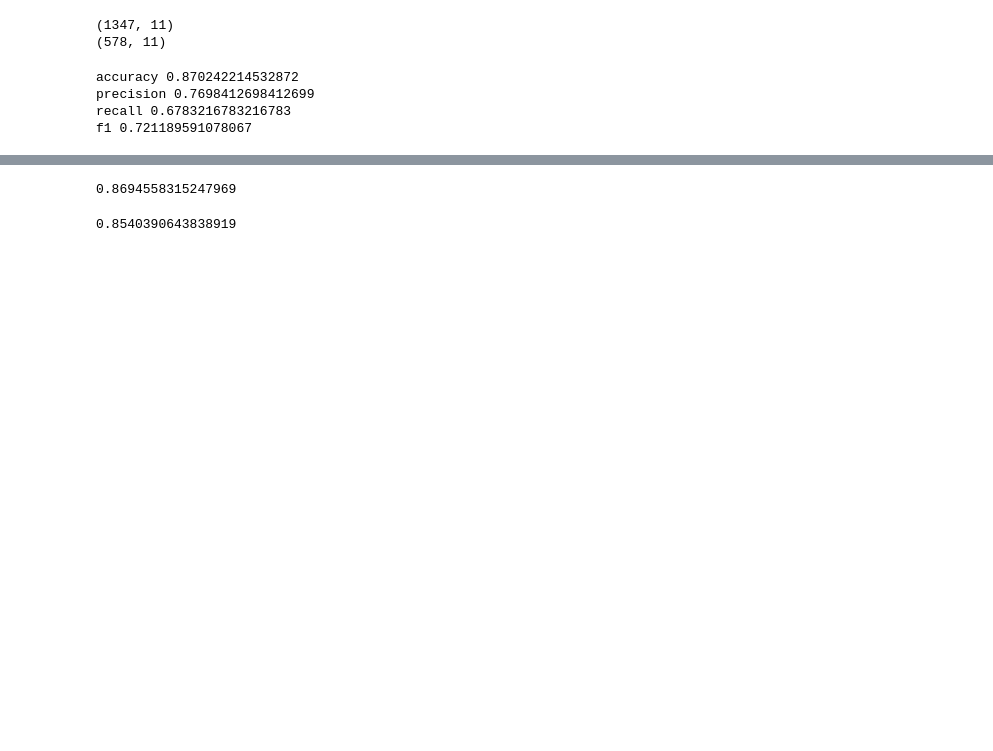
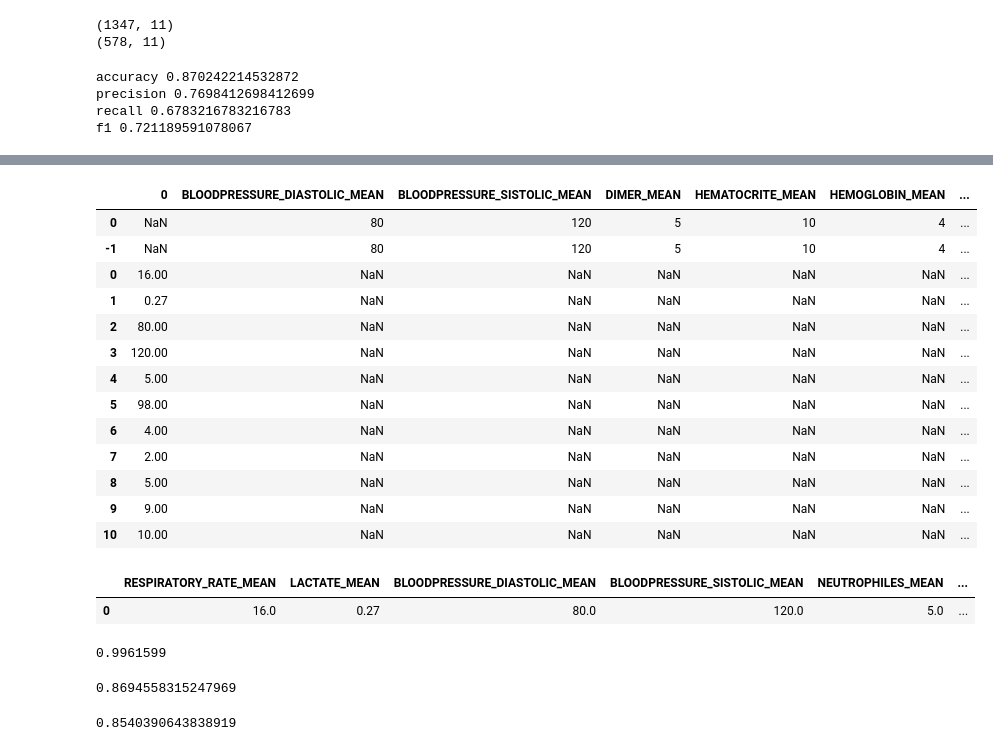
Before and after one commit to lemonhhh/Clinic_Test_Data_Software, a Jupyter notebook: model/Untitled.ipynb, the cells around one changed output, grey strips where cells are left out. Cells and saved outputs as stored; diff of their text form; code cells hidden in the pictures; blank space fills up the shorter version.

```diff
--- a/model/Untitled.ipynb
+++ b/model/Untitled.ipynb
@@ -85,0 +123,37 @@ f1 0.721189591078067
+# %%
+predict_df.loc[-1,:]=x
+# %%
+predict_df.append(x)
+# %% [output]
+|  | 0 | BLOODPRESSURE_DIASTOLIC_MEAN | BLOODPRESSURE_SISTOLIC_MEAN | DIMER_MEAN | HEMATOCRITE_MEAN | HEMOGLOBIN_MEAN | ... |
+| 0 | NaN | 80 | 120 | 5 | 10 | 4 | ... |
+| -1 | NaN | 80 | 120 | 5 | 10 | 4 | ... |
+| 0 | 16.00 | NaN | NaN | NaN | NaN | NaN | ... |
+| 1 | 0.27 | NaN | NaN | NaN | NaN | NaN | ... |
+| 2 | 80.00 | NaN | NaN | NaN | NaN | NaN | ... |
+| 3 | 120.00 | NaN | NaN | NaN | NaN | NaN | ... |
+| 4 | 5.00 | NaN | NaN | NaN | NaN | NaN | ... |
+| 5 | 98.00 | NaN | NaN | NaN | NaN | NaN | ... |
+| 6 | 4.00 | NaN | NaN | NaN | NaN | NaN | ... |
+| 7 | 2.00 | NaN | NaN | NaN | NaN | NaN | ... |
+| 8 | 5.00 | NaN | NaN | NaN | NaN | NaN | ... |
+| 9 | 9.00 | NaN | NaN | NaN | NaN | NaN | ... |
+| 10 | 10.00 | NaN | NaN | NaN | NaN | NaN | ... |
+# %%
+predict_df = pd.DataFrame(columns=x_column)
+predict_df.loc[0] = x
+
+predict_df
+# predict_df=predict_df.astype("float")
+# predict_df.info()
+# %% [output]
+|  | RESPIRATORY_RATE_MEAN | LACTATE_MEAN | BLOODPRESSURE_DIASTOLIC_MEAN | BLOODPRESSURE_SISTOLIC_MEAN | NEUTROPHILES_MEAN | ... |
+| 0 | 16.0 | 0.27 | 80.0 | 120.0 | 5.0 | ... |
+# %%
+x = [16.0, 0.27, 80.0, 120.0, 5.0, 98.0, 4.0, 2.0, 5.0, 9.0, 10.0]
+Xnew = np.array(x).reshape((1,-1))
+result = clf.predict(predict_df)
+r = clf.predict_proba(predict_df)
+r[0,1]
+# %% [output]
+0.9961599
```
Also changed, not shown: parts of 7 cells of this notebook, 21 other files.
